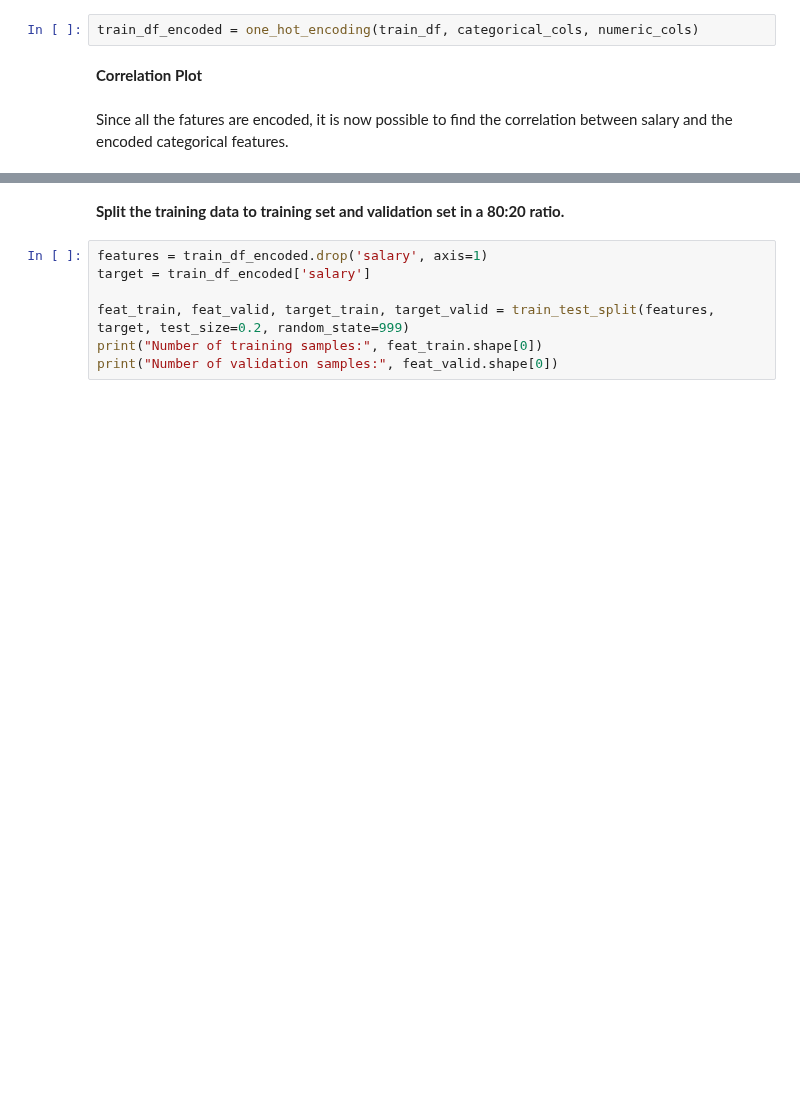
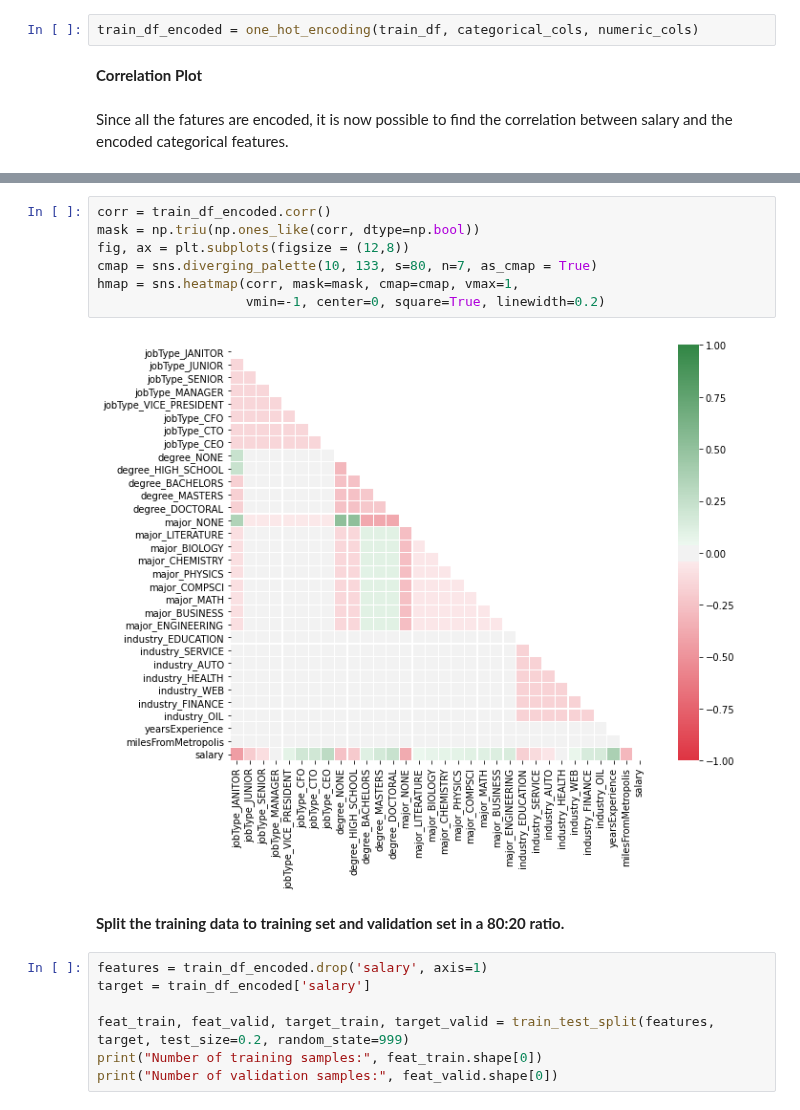
Before and after one commit to saidileep-knv/Salary-Prediction-Portfolio, a Jupyter notebook: SalaryPrediction.ipynb, the cells around one changed output, grey strips where cells are left out. Drawn from its saved outputs; the diff is of its cells as text; blank space fills up the shorter version.

```diff
--- a/SalaryPrediction.ipynb
+++ b/SalaryPrediction.ipynb
@@ -543,3 +533,12 @@ corr.style.background_gradient(cmap=cm).set_precision(2)
+# %%
+corr = train_df_encoded.corr()
+mask = np.triu(np.ones_like(corr, dtype=np.bool))
+fig, ax = plt.subplots(figsize = (12,8))
+cmap = sns.diverging_palette(10, 133, s=80, n=7, as_cmap = True)
+hmap = sns.heatmap(corr, mask=mask, cmap=cmap, vmax=1,
+                   vmin=-1, center=0, square=True, linewidth=0.2)
+# %% [output]
+[figure, added]
 # %% [markdown]
 **Split the training data to training set and validation set in a 80:20 ratio.**
 # %%
```
Also changed, not shown: parts of 56 cells of this notebook.
